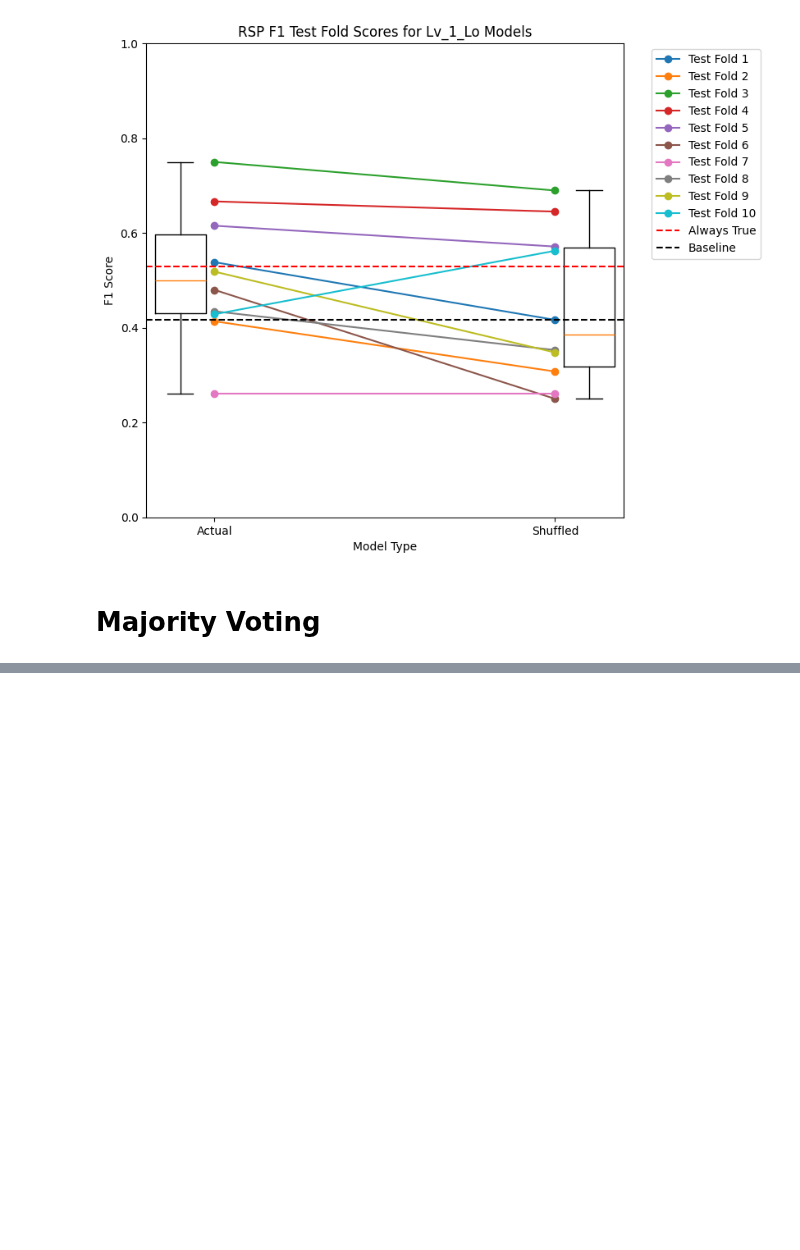
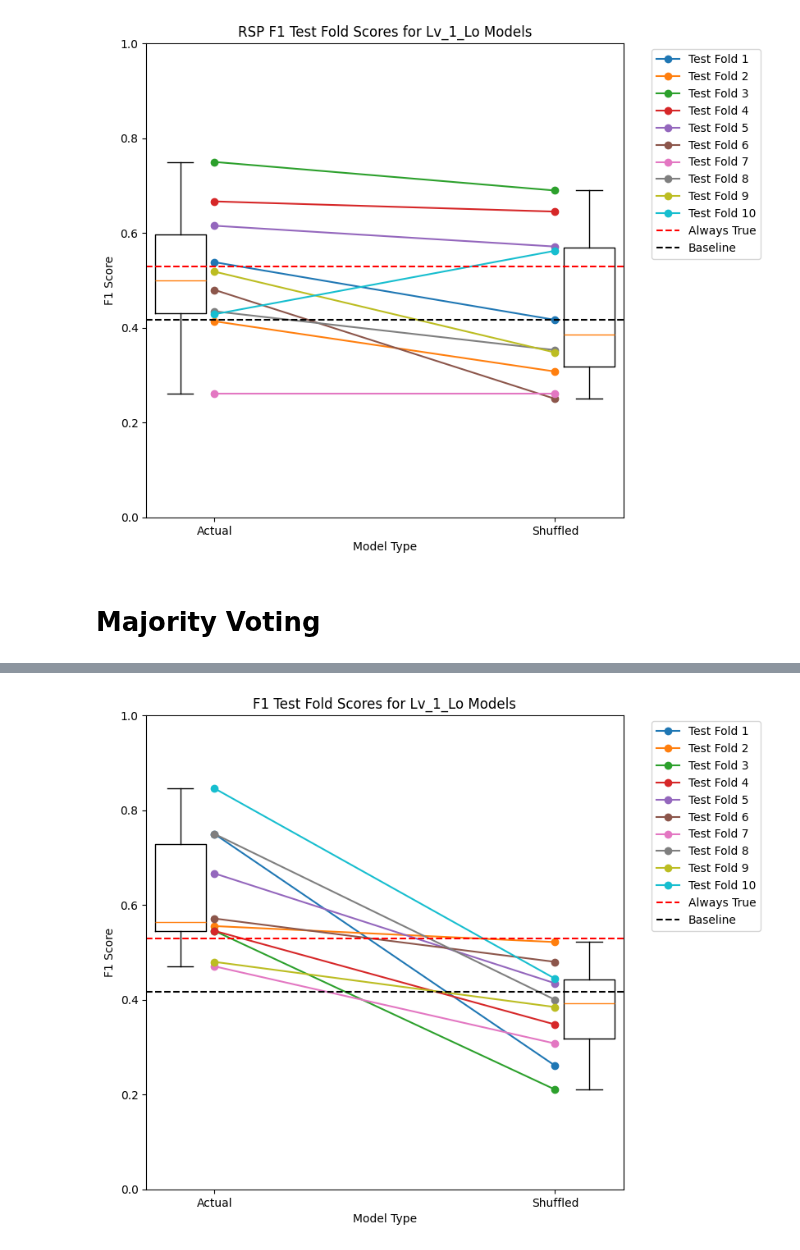
Before and after one commit to jaspershen21/jshen_DLA, a Jupyter notebook: Notebooks/3 Moving Average/Model_By_Sensory_With_Intercept.ipynb, the cells around one changed output, grey strips where cells are left out. Cells and saved outputs as stored; diff of their text form; code cells hidden in the pictures; blank space fills up the shorter version.

```diff
--- a/Notebooks/3 Moving Average/Model_By_Sensory_With_Intercept.ipynb
+++ b/Notebooks/3 Moving Average/Model_By_Sensory_With_Intercept.ipynb
@@ -254,0 +402,14 @@ sensor_actual_vs_shuffled(f1_scores, "F1", "Lv_1_Lo")
+# %%
+# Initialize data storage
+dataset_types = ["Actual", "Shuffled"]
+levels = ["Lv_1_Lo", "Lv_2_Lo", "Lv_3_Lo", "Tot_Lo"]
+
+average_probability_predictions = {}
+
+for dataset in dataset_types:
+    average_probability_predictions[dataset] = {}
+
+    for level in levels:
+        average_probability_predictions[dataset][level] = []
+
+del dataset, level
@@ -254,0 +445,25 @@ sensor_actual_vs_shuffled(f1_scores, "F1", "Lv_1_Lo")
+# %%
+# Initialize f1_scores and accuracy_scores
+f1_scores = {}
+accuracy_scores = {}
+
+for data in [f1_scores, accuracy_scores]:
+    for dataset in dataset_types:
+        data[dataset] = {}
+
+        for level in levels:
+            data[dataset][level] = []
+
+del data, dataset, level
+# %%
+# Calculate F1 and Accuracy Scores
+skf = StratifiedKFold(n_splits = 10, shuffle = True, random_state = 42)
+for dataset_type in dataset_types:
+    for lvl in levels:
+        for i, (_, test_idx) in enumerate(skf.split(outcomes_df, ids)):
+            out_test = outcomes_df.loc[test_idx, lvl].values
+
+            f1_scores[dataset_type][lvl].append(f1_score(out_test, average_probability_predictions[dataset_type][lvl][i]))
+            accuracy_scores[dataset_type][lvl].append(accuracy_score(out_test, average_probability_predictions[dataset_type][lvl][i]))
+
+del skf, dataset_type, lvl, i, test_idx, out_test
@@ -254,0 +526,4 @@ sensor_actual_vs_shuffled(f1_scores, "F1", "Lv_1_Lo")
+# %%
+graph_actual_vs_shuffled(f1_scores, "F1", "Lv_1_Lo")
+# %% [output]
+[figure, added]
```
Also changed, not shown: parts of 21 cells of this notebook.
